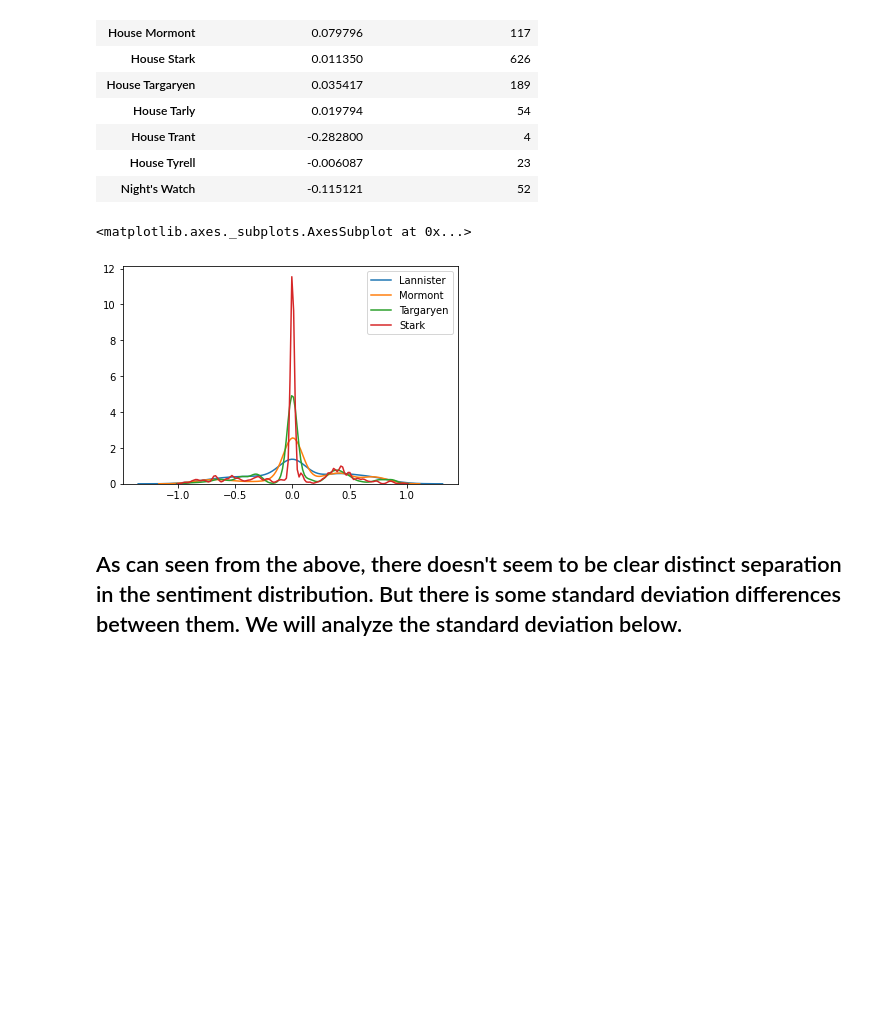
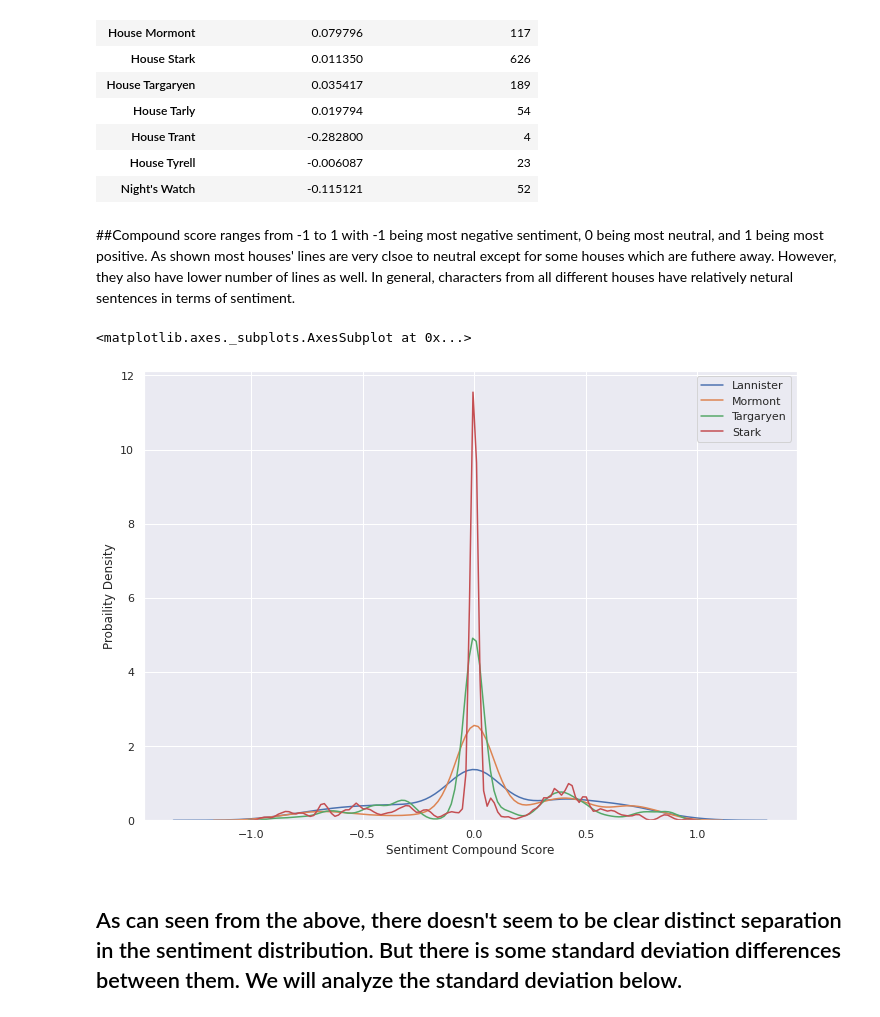
Before and after one commit to trong-shen/Game-of-Throne-Project, a Jupyter notebook: GOT_Project.ipynb, the cells around one changed output. Drawn from its saved outputs; the diff is of its cells as text; code cells hidden in the pictures; blank space fills up the shorter version.

```diff
--- a/GOT_Project.ipynb
+++ b/GOT_Project.ipynb
@@ -456,40 +459,47 @@ table
 | House Trant | -0.282800 | 4 |
 | House Tyrell | -0.006087 | 23 |
 | Night's Watch | -0.115121 | 52 |
+# %% [markdown]
+##Compound score ranges from -1 to 1 with -1 being most negative sentiment, 0 being most neutral, and 1 being most positive. As shown most houses' lines are very clsoe to neutral except for some houses which are futhere away. However, they also have lower number of lines as well. In general, characters from all different houses have relatively netural sentences in terms of sentiment.
 # %%
 import seaborn as sns
 import matplotlib.pyplot as plt
 from scipy import stats
 
 #Plotting distributions
 House_Baelish=GOT1[GOT1.House=='House Baelish']
 House_Baratheon=GOT1[GOT1.House=='House Baratheon']
 House_Clegane=GOT1[GOT1.House=='House Clegane']
 House_Lannister=GOT1[GOT1.House=='House Lannister']
 House_Greyjoy=GOT1[GOT1.House=='House Greyjoy']
 House_Targaryen=GOT1[GOT1.House=='House Targaryen']
 House_Tyrell=GOT1[GOT1.House=='House Tyrell']
 House_Stark=GOT1[GOT1.House=='House Stark']
 House_Mormont=GOT1[GOT1.House=='House Mormont']
 Nights_Watch=GOT1[GOT1.House=="Night's Watch"]
 
 
 # Will only focus on the four main houses Lannister, Targaryen, Stark, and Mormont
 
 #sns.distplot(House_Baelish[['Sentiment_Compound_Score']], hist=False, kde=True,label='Baelish')
 #sns.distplot(House_Baratheon[['Sentiment_Compound_Score']], hist=False, kde=True,label='Baratheon')
 #sns.distplot(House_Clegane[['Sentiment_Compound_Score']], hist=False, kde=True,label='Clegane')
 #sns.distplot(House_Greyjoy[['Sentiment_Compound_Score']], hist=False,kde=True,label='Greyjoy')
 #sns.distplot(House_Tyrell[['Sentiment_Compound_Score']], hist=False, kde=True,label='Tyrell')
 #sns.distplot(Nights_Watch[['Sentiment_Compound_Score']], hist=False,kde=True,label='Nights_Watch')
 
-sns.distplot(House_Lannister[['Sentiment_Compound_Score']], hist=False, kde=True, label='Lannister')
+sns.set({'figure.figsize':(11.7,8.27)})
+sns.set_style({'figure.facecolor':'white'})
+plt.xlabel('Sentiment Compound Score')
+plt.ylabel('Probaility Density')
+
+sns.distplot(House_Lannister[['Sentiment_Compound_Score']], hist=False, kde=True, label='Lannister',)
 sns.distplot(House_Mormont[['Sentiment_Compound_Score']], hist=False, kde=True, label='Mormont')
 sns.distplot(House_Targaryen[['Sentiment_Compound_Score']], hist=False,kde=True,label='Targaryen')
 sns.distplot(House_Stark[['Sentiment_Compound_Score']], hist=False, kde=True,label='Stark')
 # %% [output]
 <matplotlib.axes._subplots.AxesSubplot at 0x...>
-[figure, old version]
+[figure, new version]
 # %% [markdown]
 ## As can seen from the above, there doesn't seem to be clear distinct separation in the sentiment distribution. But there is some standard deviation differences between them. We will analyze the standard deviation below.
 # %%
```
Also changed, not shown: parts of 4 cells of this notebook.
